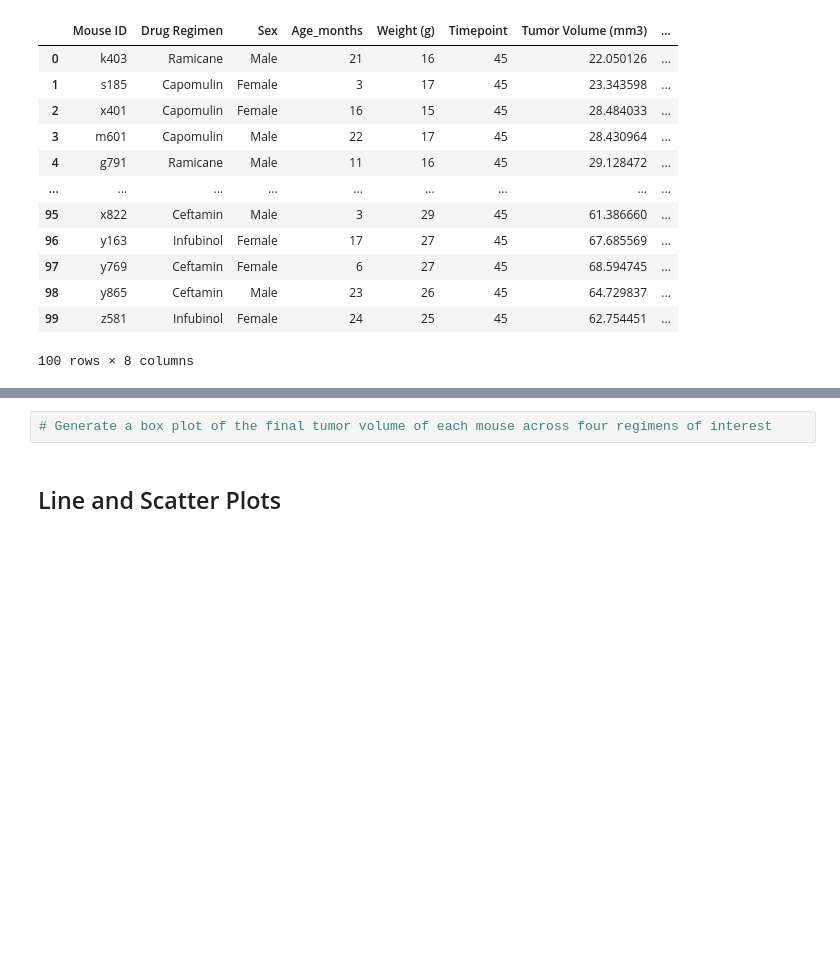
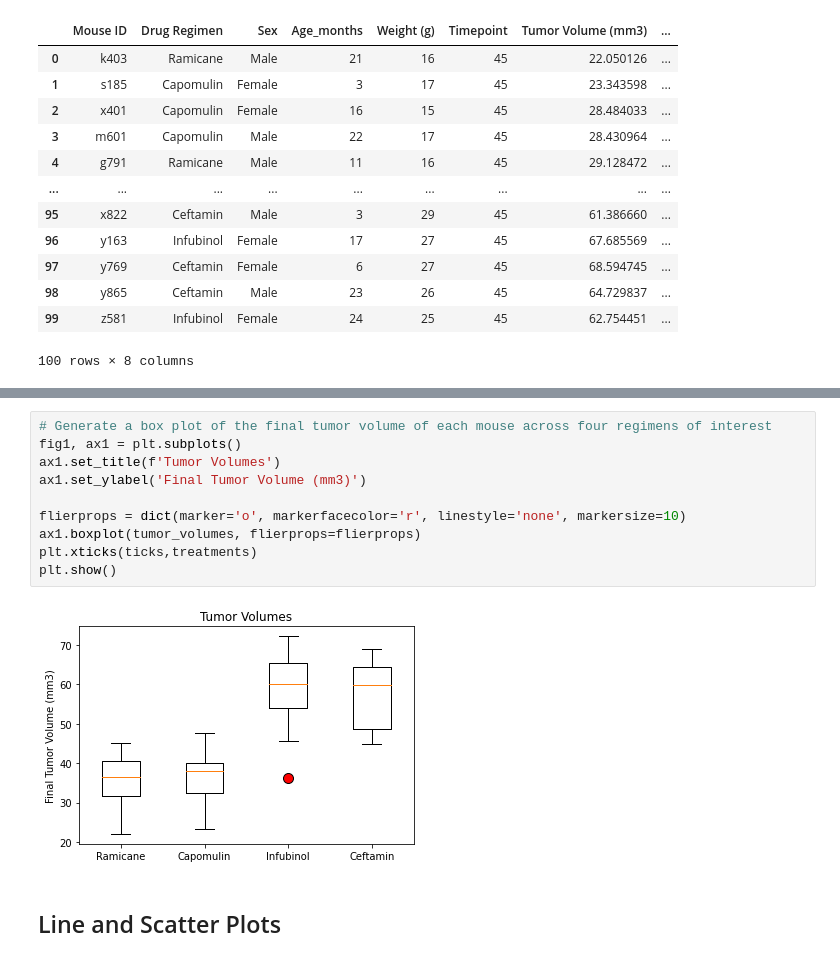
Before and after one commit to pammeyer80/matplotlib-challenge, a Jupyter notebook: Pymaceuticals/pymaceuticals_starter.ipynb, the cells around one changed output, grey strips where cells are left out. Saved outputs shown, nothing was run; the diff lists cells and outputs as text; blank space fills up the shorter version.

Commit message:
update boxplots

```diff
--- a/Pymaceuticals/pymaceuticals_starter.ipynb
+++ b/Pymaceuticals/pymaceuticals_starter.ipynb
@@ -285,5 +276,15 @@ Ceftamin
 # %%
 # Generate a box plot of the final tumor volume of each mouse across four regimens of interest
+fig1, ax1 = plt.subplots()
+ax1.set_title(f'Tumor Volumes')
+ax1.set_ylabel('Final Tumor Volume (mm3)')
+
+flierprops = dict(marker='o', markerfacecolor='r', linestyle='none', markersize=10)
+ax1.boxplot(tumor_volumes, flierprops=flierprops)
+plt.xticks(ticks,treatments)
+plt.show()
+# %% [output]
+[figure, added]
 # %% [markdown]
 ## Line and Scatter Plots
 # %%
```
Also changed, not shown: parts of 6 cells of this notebook.
